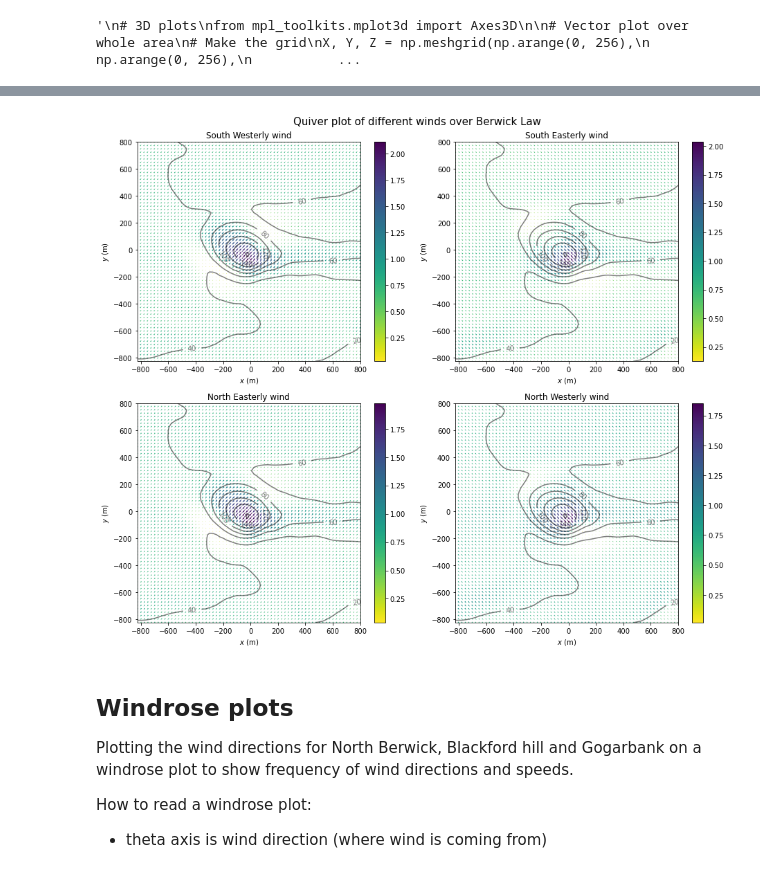
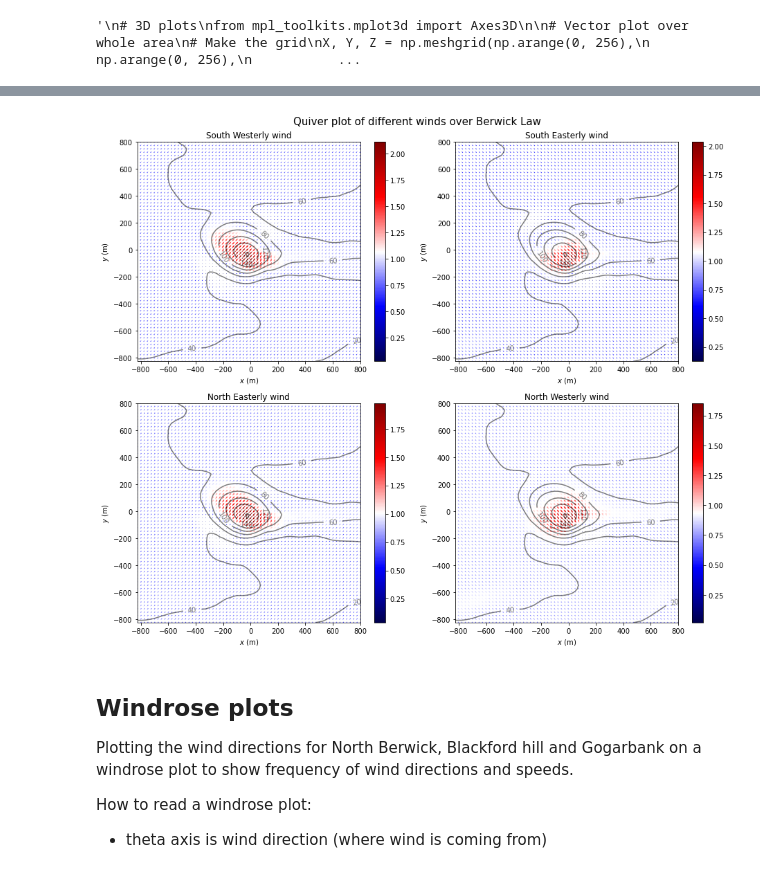
Before and after one commit to dhegedus99/MetGroupProject, a Jupyter notebook: WindNotebook.ipynb, the cells around one changed output, grey strips where cells are left out. Saved outputs shown, nothing was run; the diff lists cells and outputs as text; code cells hidden in the pictures.

```diff
--- a/WindNotebook.ipynb
+++ b/WindNotebook.ipynb
@@ -465,37 +467,37 @@ def quiver_wind(u,v,wind,z,title):
     x = np.arange(-128,128)*dx
     y = np.arange(-128,128)*dx
     plt.quiver(x[95:161],y[95:161],u[95:161,95:161],v[95:161,95:161], wind[95:161,95:161], linewidth = 30,
-               cmap='viridis_r', pivot='mid', units='inches')
+               cmap='seismic', pivot='mid', units='inches')
     plt.colorbar()
     #plt.clim(0, 3)
     cs = plt.contour(x[95:161],y[95:161],z[95:161,95:161],alpha = 0.5, colors='k')
     plt.clabel(cs,fmt='%d')
     plt.xlabel('$x$ (m)')
     plt.ylabel('$y$ (m)')
     plt.title(title)
 
 plt.figure(figsize=(13, 11))
 
 # South Westerly wind
 plt.subplot(221)
 quiver_wind(usw,vsw,windsw,z,'South Westerly wind')
 
 # South Easterly wind
 plt.subplot(222)
 quiver_wind(use,vse,windse,z,'South Easterly wind')
 
 # North Easterly wind
 plt.subplot(223)
 quiver_wind(une,vne,windne,z,'North Easterly wind')
 
 # North Westerly wind
 plt.subplot(224)
 quiver_wind(unw,vnw,windnw,z,'North Westerly wind')
 
 plt.suptitle("Quiver plot of different winds over Berwick Law", fontsize = 15)
 plt.tight_layout()
 # %% [output]
-[figure, old version]
+[figure, new version]
 # %% [markdown]
 ## Windrose plots
 Plotting the wind directions for North Berwick, Blackford hill and Gogarbank on a windrose plot to show frequency of wind directions and speeds.
```
Also changed, not shown: parts of 5 cells of this notebook, 11 other files.
